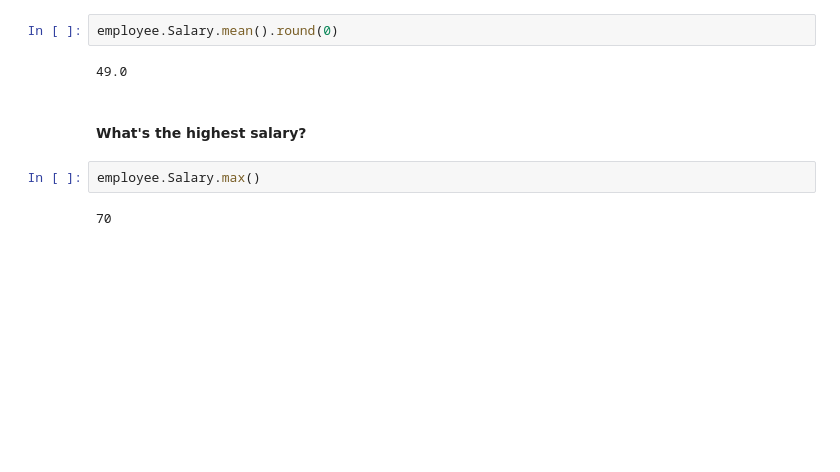
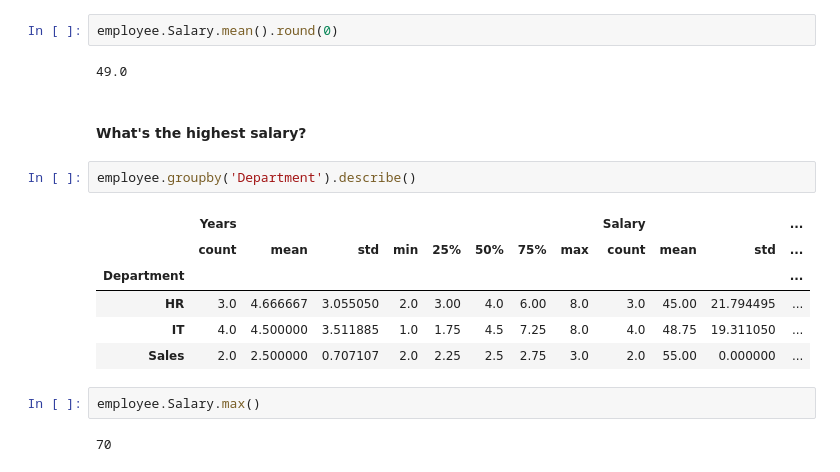
Before and after one commit to Ironhack-Data-Madrid-Marzo-2021/lab-subsetting-and-descriptive-stats, a Jupyter notebook: your-code/main.ipynb, the cells around one changed output. Drawn from its saved outputs; the diff is of its cells as text; blank space fills up the shorter version.

```diff
--- a/your-code/main.ipynb
+++ b/your-code/main.ipynb
@@ -167,6 +167,15 @@ employee.Salary.mean().round(0)
 49.0
 # %% [markdown]
 #### What's the highest salary?
+# %%
+employee.groupby('Department').describe()
+# %% [output]
+|  | Years |  |  |  |  |  |  |  | Salary |  |  | ... |
+|  | count | mean | std | min | 25% | 50% | 75% | max | count | mean | std | ... |
+| Department |  |  |  |  |  |  |  |  |  |  |  | ... |
+| HR | 3.0 | 4.666667 | 3.055050 | 2.0 | 3.00 | 4.0 | 6.00 | 8.0 | 3.0 | 45.00 | 21.794495 | ... |
+| IT | 4.0 | 4.500000 | 3.511885 | 1.0 | 1.75 | 4.5 | 7.25 | 8.0 | 4.0 | 48.75 | 19.311050 | ... |
+| Sales | 2.0 | 2.500000 | 0.707107 | 2.0 | 2.25 | 2.5 | 2.75 | 3.0 | 2.0 | 55.00 | 0.000000 | ... |
 # %%
 employee.Salary.max()
 # %% [output]
```
